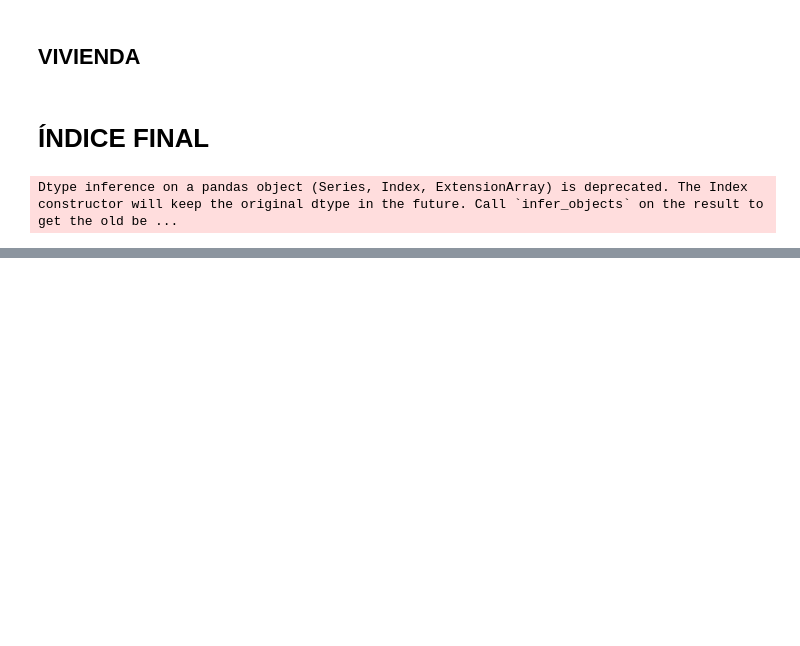
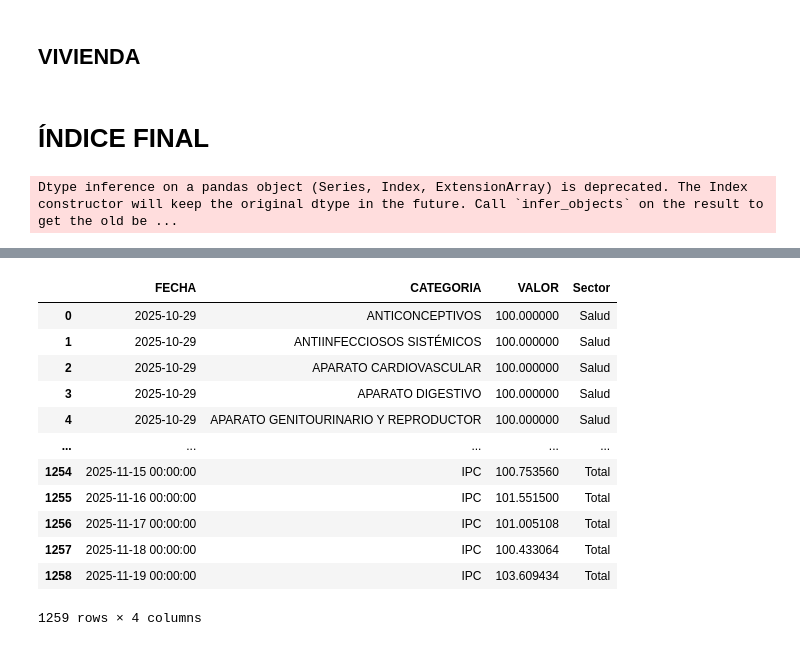
Before and after one commit to jhersoncueva/PEU_INEI_Proyecto_Integrador_IPC, a Jupyter notebook: ipc-webscraping/merge_base100.ipynb, the cells around one changed output, grey strips where cells are left out. Drawn from its saved outputs; the diff is of its cells as text; code cells hidden in the pictures; blank space fills up the shorter version.

```diff
--- a/ipc-webscraping/merge_base100.ipynb
+++ b/ipc-webscraping/merge_base100.ipynb
@@ -546,0 +547,16 @@ ipc_total.diff().dropna().plot()
+# %%
+df_final
+# %% [output]
+|  | FECHA | CATEGORIA | VALOR | Sector |
+| 0 | 2025-10-29 | ANTICONCEPTIVOS | 100.000000 | Salud |
+| 1 | 2025-10-29 | ANTIINFECCIOSOS SISTÉMICOS | 100.000000 | Salud |
+| 2 | 2025-10-29 | APARATO CARDIOVASCULAR | 100.000000 | Salud |
+| 3 | 2025-10-29 | APARATO DIGESTIVO | 100.000000 | Salud |
+| 4 | 2025-10-29 | APARATO GENITOURINARIO Y REPRODUCTOR | 100.000000 | Salud |
+| ... | ... | ... | ... | ... |
+| 1254 | 2025-11-15 00:00:00 | IPC | 100.753560 | Total |
+| 1255 | 2025-11-16 00:00:00 | IPC | 101.551500 | Total |
+| 1256 | 2025-11-17 00:00:00 | IPC | 101.005108 | Total |
+| 1257 | 2025-11-18 00:00:00 | IPC | 100.433064 | Total |
+| 1258 | 2025-11-19 00:00:00 | IPC | 103.609434 | Total |
+1259 rows × 4 columns
```
Also changed, not shown: parts of 6 cells of this notebook, 18 other files.
